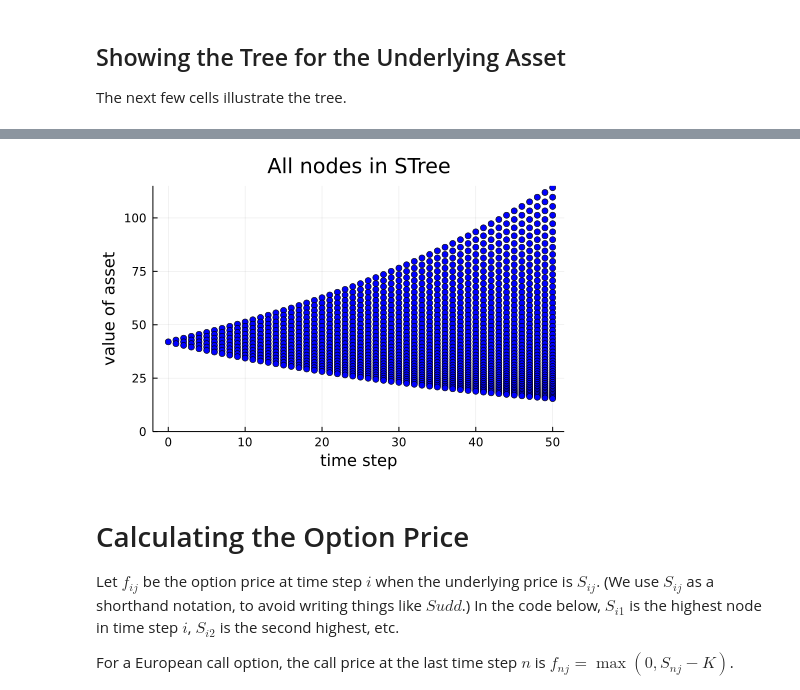
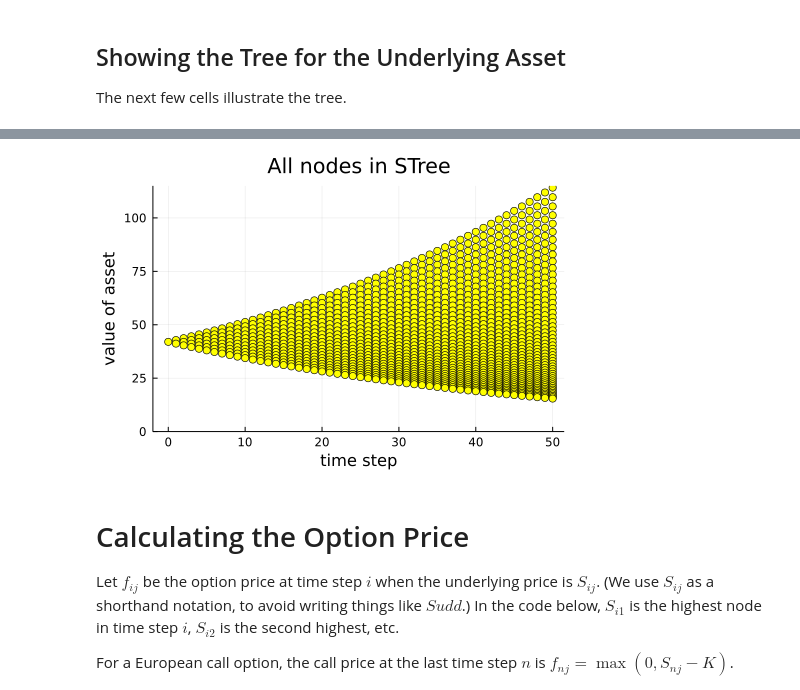
Before and after one commit to PaulSoderlind/FinancialTheoryMSc, a Jupyter notebook: Ch20_Options2.ipynb, the cells around one changed output, grey strips where cells are left out. Cells and saved outputs as stored; diff of their text form; code cells hidden in the pictures.

```diff
--- a/Ch20_Options2.ipynb
+++ b/Ch20_Options2.ipynb
@@ -198,19 +201,19 @@ display(p1)           #needed since plot() does not have data points to plot
 # %%
 p1 = scatter( [0.0],STree[0],
-              markercolor = :blue,
+              markercolor = :yellow,
               xlim = (-2,n+1.5),
               ylim = (0,115),
               legend = false,
               title = "All nodes in STree",
               xlabel = "time step",
               ylabel = "value of asset" )
 
 for i = 1:n
-    scatter!(fill(i,i+1),STree[i],color=:blue)
+    scatter!(fill(i,i+1),STree[i],color=:yellow)
 end
 display(p1)
 # %% [output]
-[figure, old version]
+[figure, new version]
 # %% [markdown]
 # Calculating the Option Price
 
```
Also changed, not shown: parts of 7 cells of this notebook, 7 other files.
